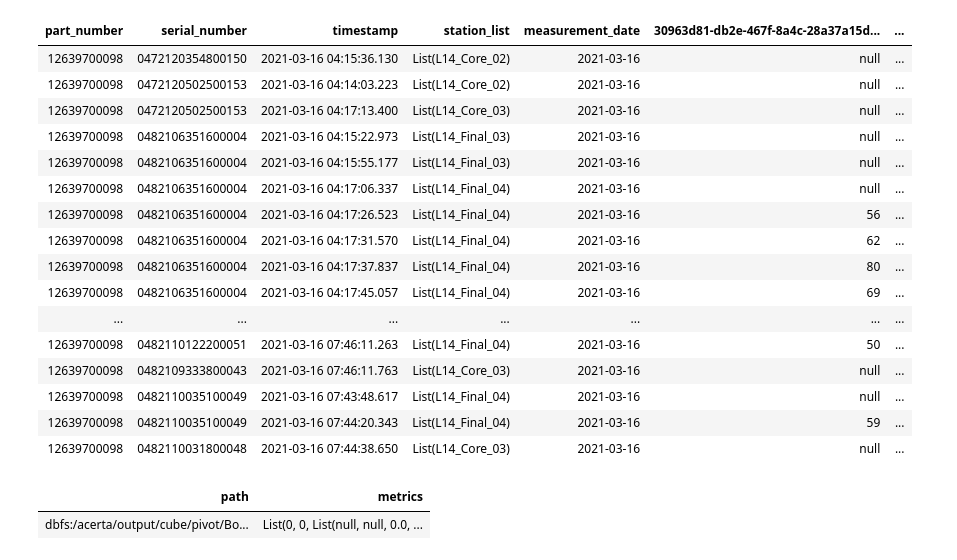
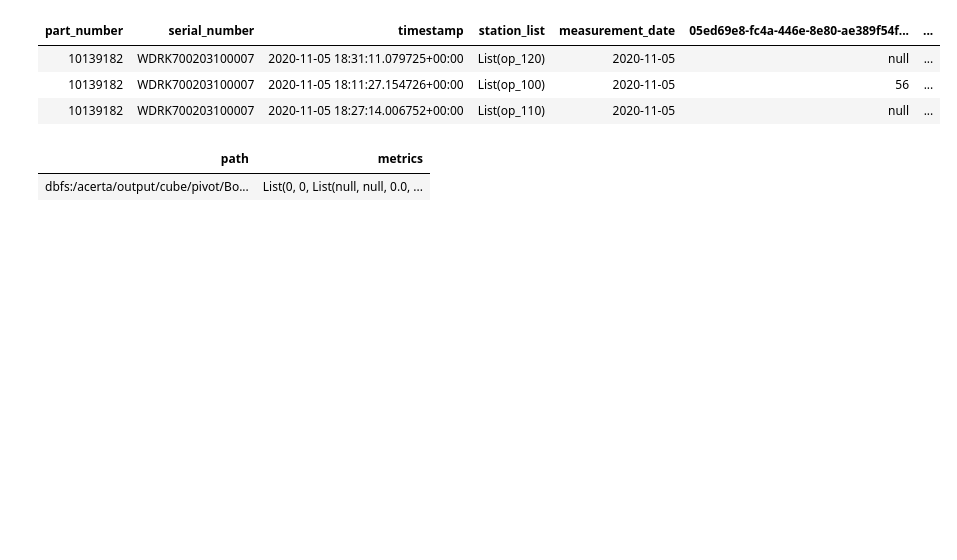
Before and after one commit to DHersak/test-lp-cube, a Jupyter notebook: kafka-key-value-to-cube.ipynb, the cells around one changed output. Saved outputs shown, nothing was run; the diff lists cells and outputs as text; code cells hidden in the pictures; blank space fills up the shorter version.

```diff
--- a/kafka-key-value-to-cube.ipynb
+++ b/kafka-key-value-to-cube.ipynb
@@ -544,26 +551,14 @@ display(spark.sql("select * from pivot_schema_table"))
 # %%
 ### For Dev and Testing, load back the table and view
-pivot_load_df = spark.read.format('delta').load(pivotRootDir + "Borg_Warner_XYZ_L14/")
+# lines tested: Borg_Warner_XYZ_L14, Dana_Birmingham_ASC1, Dana_Columbia_Loop_1, Dana_Dry_Ridge_700_line
+pivot_load_df = spark.read.format('delta').load(pivotRootDir + "Dana_Dry_Ridge_700_line/")
 pivot_load_df.registerTempTable("pivot_results_table")
 display(pivot_load_df)
 # %% [output]
-| part_number | serial_number | timestamp | station_list | measurement_date | 30963d81-db2e-467f-8a4c-28a37a15d... | ... |
-| 12639700098 | 0472120354800150 | 2021-03-16 04:15:36.130 | List(L14_Core_02) | 2021-03-16 | null | ... |
-| 12639700098 | 0472120502500153 | 2021-03-16 04:14:03.223 | List(L14_Core_02) | 2021-03-16 | null | ... |
-| 12639700098 | 0472120502500153 | 2021-03-16 04:17:13.400 | List(L14_Core_03) | 2021-03-16 | null | ... |
-| 12639700098 | 0482106351600004 | 2021-03-16 04:15:22.973 | List(L14_Final_03) | 2021-03-16 | null | ... |
-| 12639700098 | 0482106351600004 | 2021-03-16 04:15:55.177 | List(L14_Final_03) | 2021-03-16 | null | ... |
-| 12639700098 | 0482106351600004 | 2021-03-16 04:17:06.337 | List(L14_Final_04) | 2021-03-16 | null | ... |
-| 12639700098 | 0482106351600004 | 2021-03-16 04:17:26.523 | List(L14_Final_04) | 2021-03-16 | 56 | ... |
-| 12639700098 | 0482106351600004 | 2021-03-16 04:17:31.570 | List(L14_Final_04) | 2021-03-16 | 62 | ... |
-| 12639700098 | 0482106351600004 | 2021-03-16 04:17:37.837 | List(L14_Final_04) | 2021-03-16 | 80 | ... |
-| 12639700098 | 0482106351600004 | 2021-03-16 04:17:45.057 | List(L14_Final_04) | 2021-03-16 | 69 | ... |
-| ... | ... | ... | ... | ... | ... | ... |
-| 12639700098 | 0482110122200051 | 2021-03-16 07:46:11.263 | List(L14_Final_04) | 2021-03-16 | 50 | ... |
-| 12639700098 | 0482109333800043 | 2021-03-16 07:46:11.763 | List(L14_Core_03) | 2021-03-16 | null | ... |
-| 12639700098 | 0482110035100049 | 2021-03-16 07:43:48.617 | List(L14_Final_04) | 2021-03-16 | null | ... |
-| 12639700098 | 0482110035100049 | 2021-03-16 07:44:20.343 | List(L14_Final_04) | 2021-03-16 | 59 | ... |
-| 12639700098 | 0482110031800048 | 2021-03-16 07:44:38.650 | List(L14_Core_03) | 2021-03-16 | null | ... |
+| part_number | serial_number | timestamp | station_list | measurement_date | 05ed69e8-fc4a-446e-8e80-ae389f54f... | ... |
+| 10139182 | WDRK700203100007 | 2020-11-05 18:31:11.079725+00:00 | List(op_120) | 2020-11-05 | null | ... |
+| 10139182 | WDRK700203100007 | 2020-11-05 18:11:27.154726+00:00 | List(op_100) | 2020-11-05 | 56 | ... |
+| 10139182 | WDRK700203100007 | 2020-11-05 18:27:14.006752+00:00 | List(op_110) | 2020-11-05 | null | ... |
 # %%
 %sql
 drop table if exists pivot_results_table;
```
Also changed, not shown: parts of 7 cells of this notebook.
